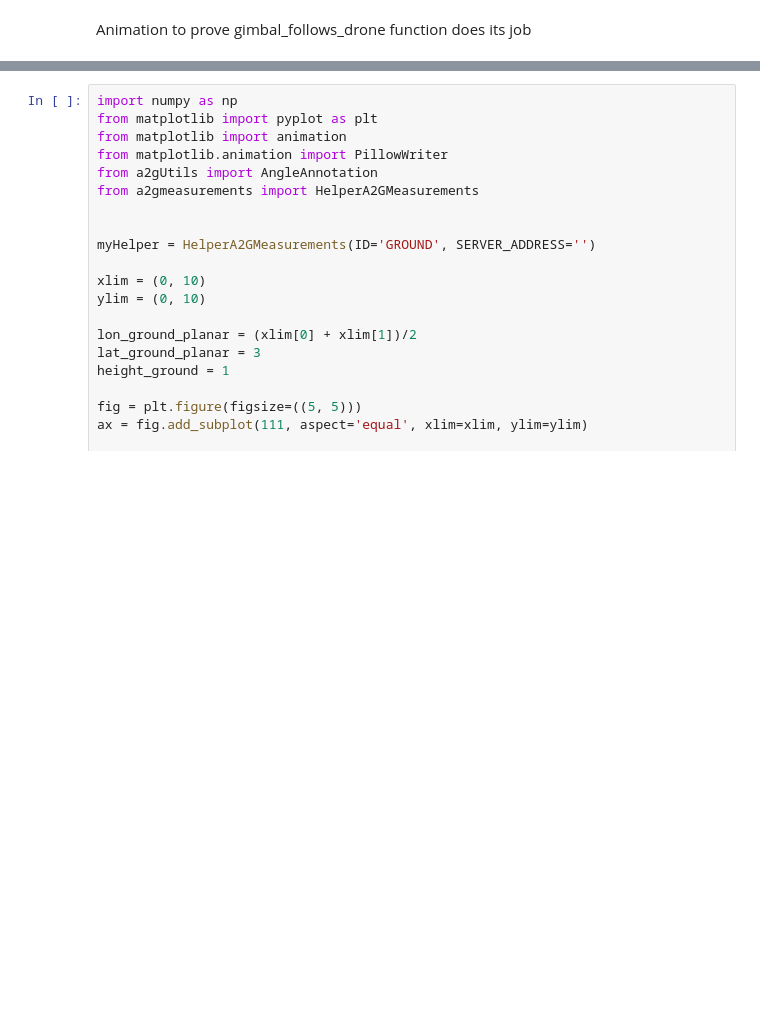
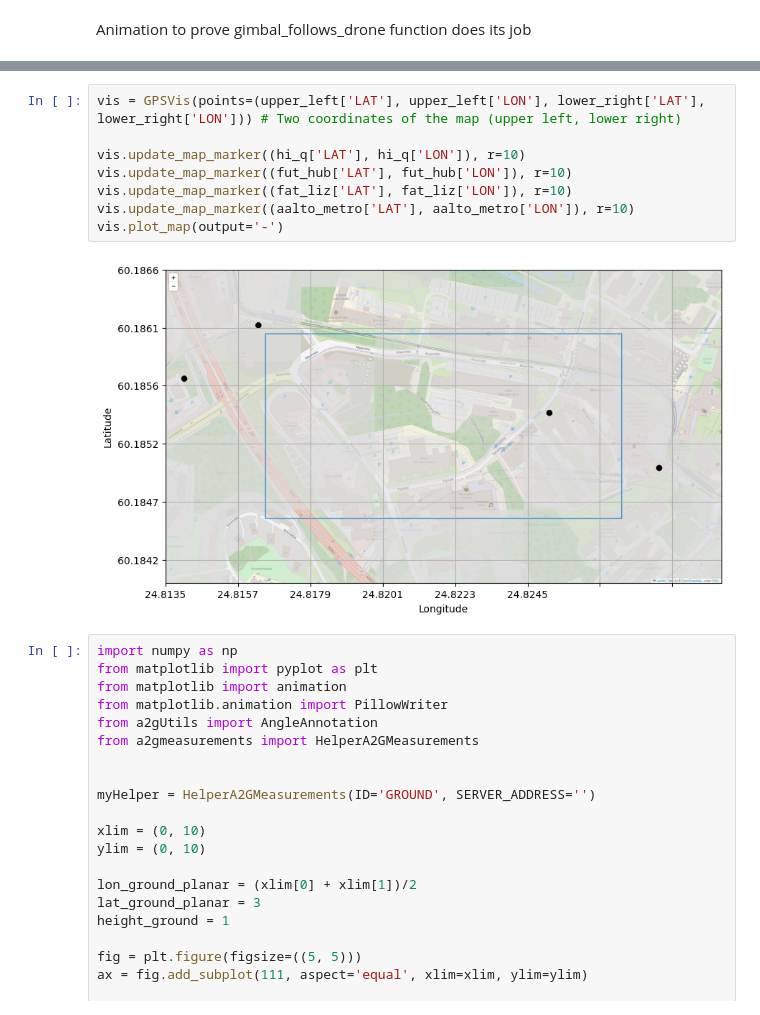
Before and after one commit to jvvtt/a2gMeasurements, a Jupyter notebook: notebook_for_tests.ipynb, the cells around one changed output, grey strips where cells are left out. Saved outputs shown, nothing was run; the diff lists cells and outputs as text; blank space fills up the shorter version.

Commit message:
changes in GUI related to plot gps in a panel

```diff
--- a/notebook_for_tests.ipynb
+++ b/notebook_for_tests.ipynb
@@ -384,3 +385,13 @@ AaltoMetro: YAW: 925, PITCH: 37
+# %%
+vis = GPSVis(points=(upper_left['LAT'], upper_left['LON'], lower_right['LAT'], lower_right['LON'])) # Two coordinates of the map (upper left, lower right)
+
+vis.update_map_marker((hi_q['LAT'], hi_q['LON']), r=10)
+vis.update_map_marker((fut_hub['LAT'], fut_hub['LON']), r=10)
+vis.update_map_marker((fat_liz['LAT'], fat_liz['LON']), r=10)
+vis.update_map_marker((aalto_metro['LAT'], aalto_metro['LON']), r=10)
+vis.plot_map(output='-')
+# %% [output]
+[figure, added]
 # %%
 import numpy as np
 from matplotlib import pyplot as plt
```
Also changed, not shown: parts of 6 cells of this notebook, 9 other files.
